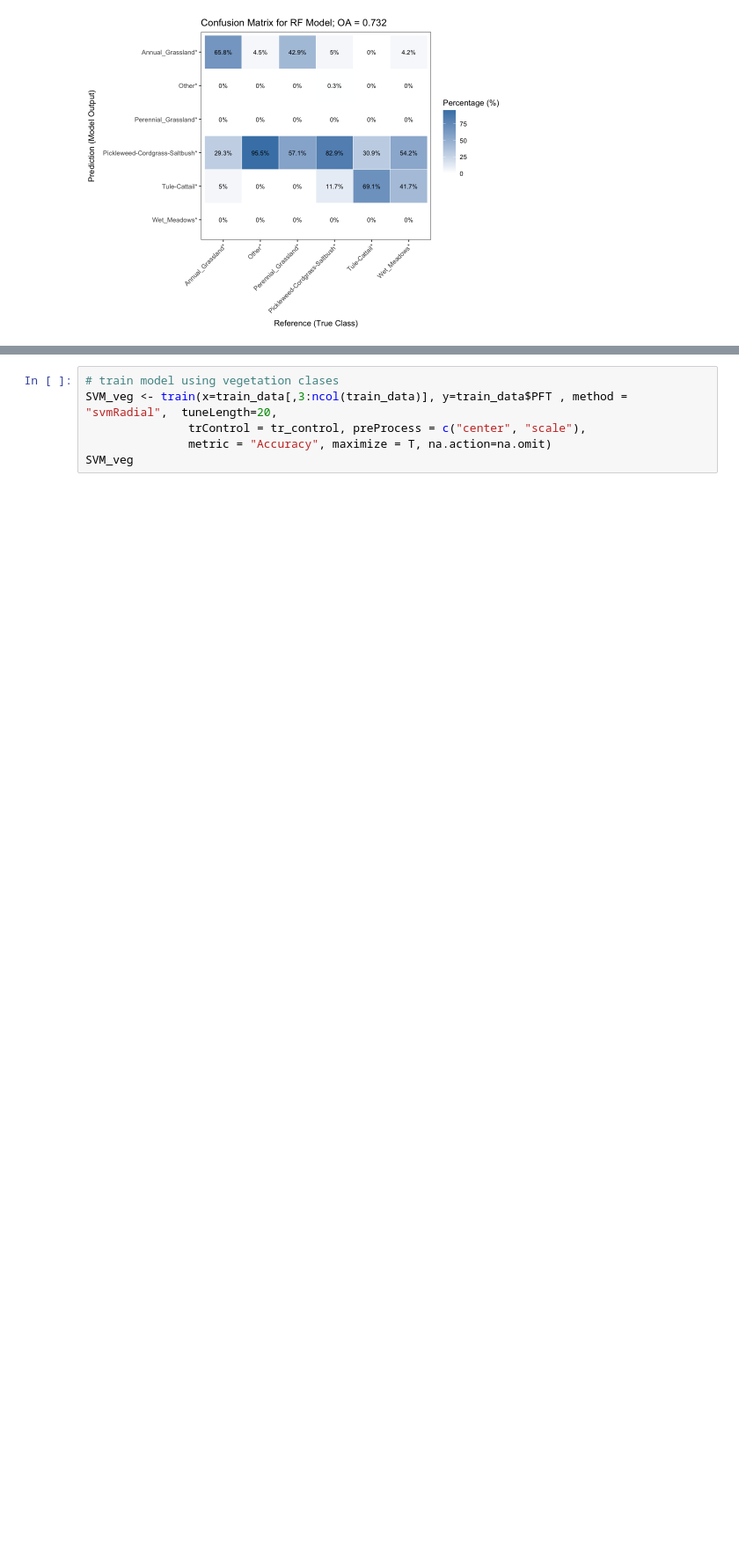
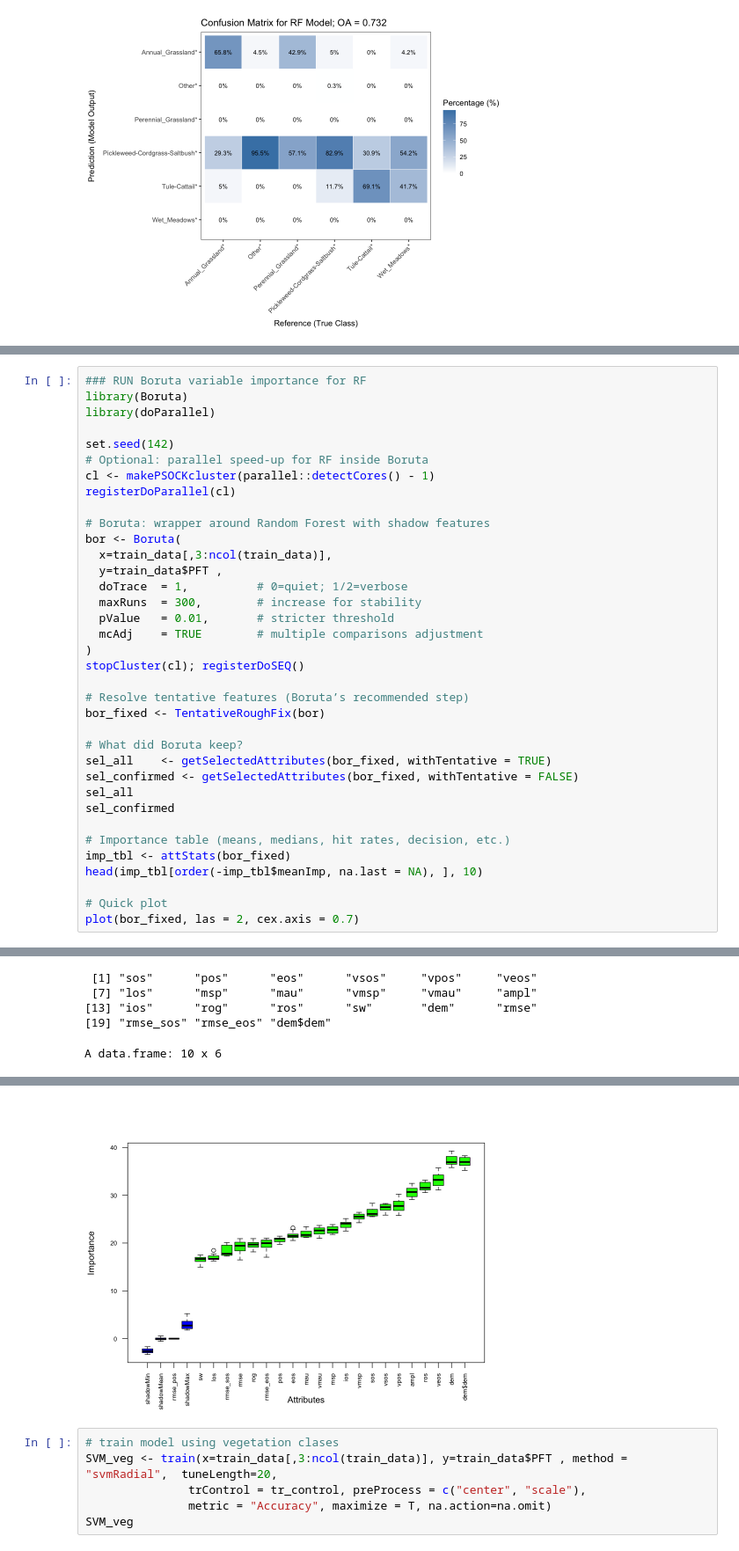
Before and after one commit to JavierLopatin/Wetland_Phenology_Python, a Jupyter notebook: 6. VariableImportance.ipynb, the cells around one changed output, grey strips where cells are left out. Shown: that part at 88% size. Cells and saved outputs as stored; diff of their text form; blank space fills up the shorter version.

```diff
--- a/6. VariableImportance.ipynb
+++ b/6. VariableImportance.ipynb
@@ -435,0 +629,37 @@ ggplot(data = cmat, aes(x = Reference_name, y = Prediction_name)) +
+# %%
+### RUN Boruta variable importance for RF
+library(Boruta)
+library(doParallel)
+
+set.seed(142)
+# Optional: parallel speed-up for RF inside Boruta
+cl <- makePSOCKcluster(parallel::detectCores() - 1)
+registerDoParallel(cl)
+
+# Boruta: wrapper around Random Forest with shadow features
+bor <- Boruta(
+  x=train_data[,3:ncol(train_data)],
+  y=train_data$PFT ,
+  doTrace  = 1,          # 0=quiet; 1/2=verbose
+  maxRuns  = 300,        # increase for stability
+  pValue   = 0.01,       # stricter threshold
+  mcAdj    = TRUE        # multiple comparisons adjustment
+)
+stopCluster(cl); registerDoSEQ()
+
+# Resolve tentative features (Boruta’s recommended step)
+bor_fixed <- TentativeRoughFix(bor)
+
+# What did Boruta keep?
+sel_all    <- getSelectedAttributes(bor_fixed, withTentative = TRUE)
+sel_confirmed <- getSelectedAttributes(bor_fixed, withTentative = FALSE)
+sel_all
+sel_confirmed
+
+# Importance table (means, medians, hit rates, decision, etc.)
+imp_tbl <- attStats(bor_fixed)
+head(imp_tbl[order(-imp_tbl$meanImp, na.last = NA), ], 10)
+
+# Quick plot
+plot(bor_fixed, las = 2, cex.axis = 0.7)
+# %% [output]
@@ -435,0 +687,5 @@ ggplot(data = cmat, aes(x = Reference_name, y = Prediction_name)) +
+ [1] "sos"      "pos"      "eos"      "vsos"     "vpos"     "veos"
+ [7] "los"      "msp"      "mau"      "vmsp"     "vmau"     "ampl"
+[13] "ios"      "rog"      "ros"      "sw"       "dem"      "rmse"
+[19] "rmse_sos" "rmse_eos" "dem$dem"
+A data.frame: 10 x 6
@@ -436,3 +704,4 @@ ggplot(data = cmat, aes(x = Reference_name, y = Prediction_name)) +
+[figure, added]
 # %%
 # train model using vegetation clases
 SVM_veg <- train(x=train_data[,3:ncol(train_data)], y=train_data$PFT , method = "svmRadial",  tuneLength=20,
```
Also changed, not shown: parts of 7 cells of this notebook, 12 other files.
